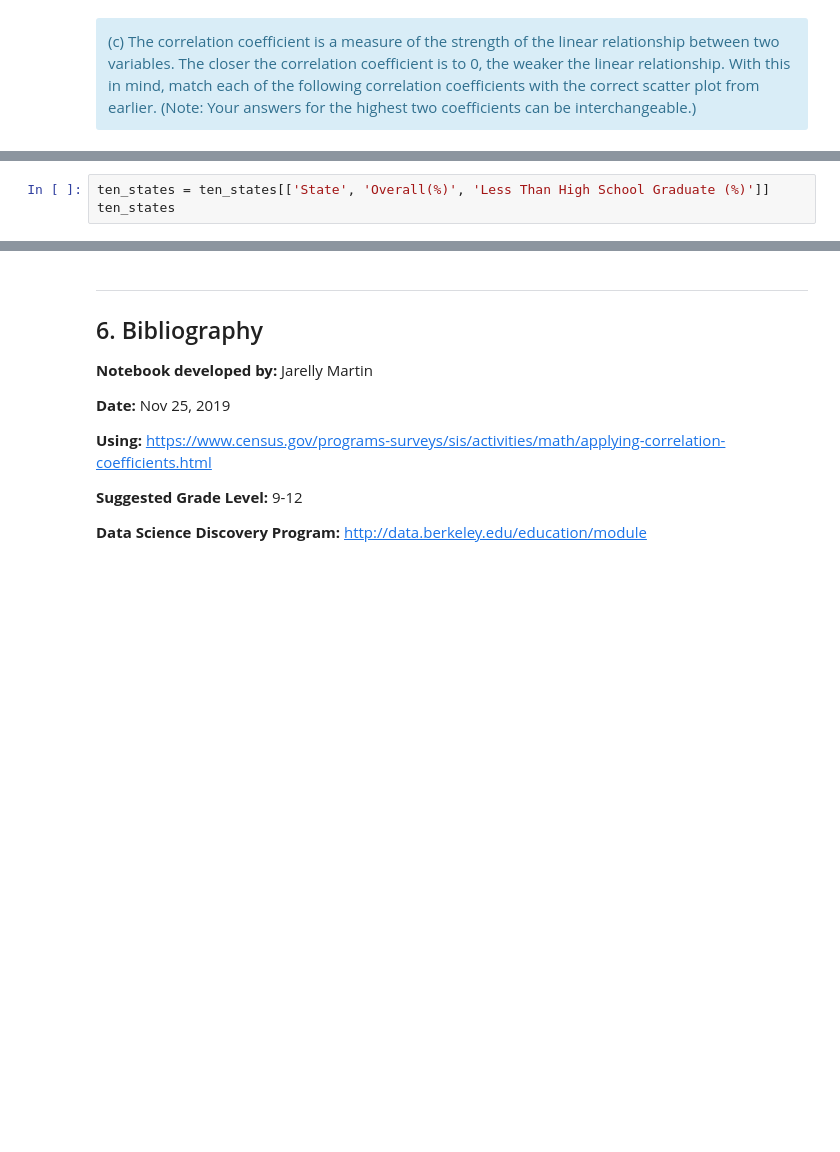
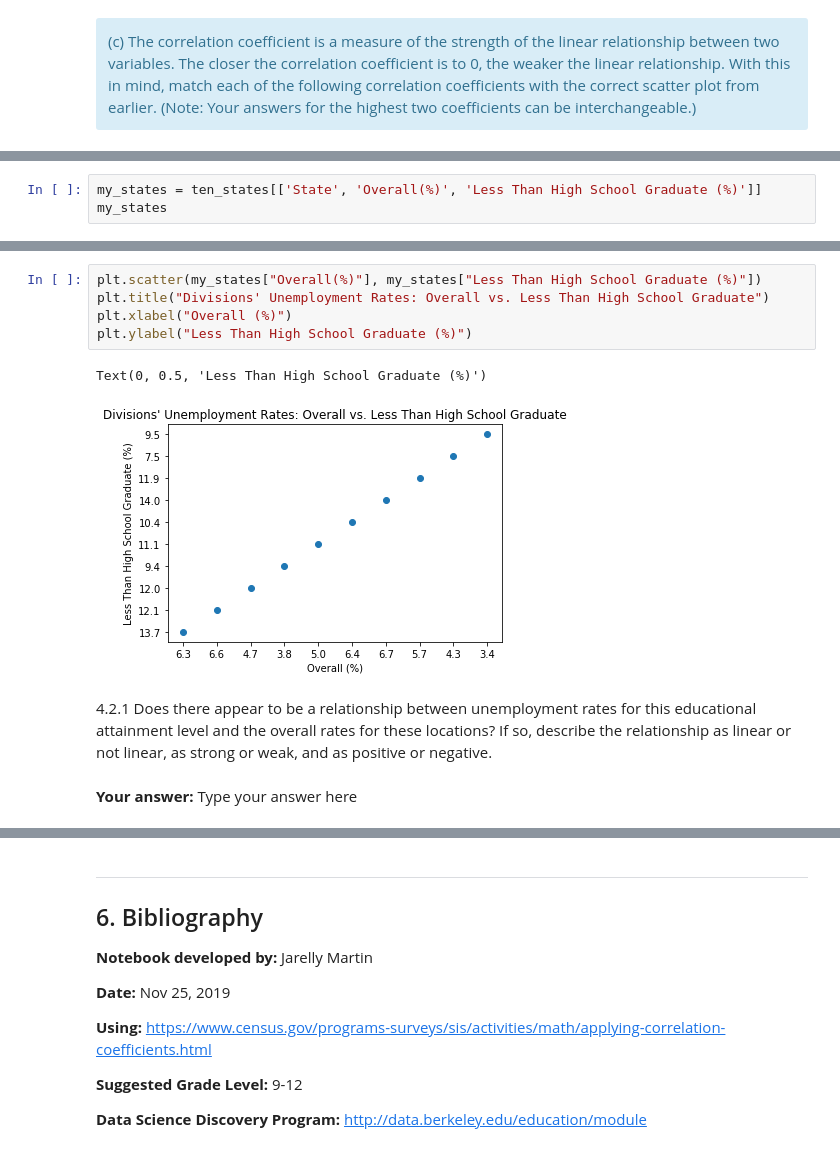
Before and after one commit to jarellymartin/census-notebooks, a Jupyter notebook: curriculum-notebooks/Applying Correlation Coefficients - Educational Attainment and Unemployment (V1).ipynb, the cells around one changed output, grey strips where cells are left out. Saved outputs shown, nothing was run; the diff lists cells and outputs as text; blank space fills up the shorter version.

```diff
--- a/curriculum-notebooks/Applying Correlation Coefficients - Educational Attainment and Unemployment (V1).ipynb
+++ b/curriculum-notebooks/Applying Correlation Coefficients - Educational Attainment and Unemployment (V1).ipynb
@@ -322,3 +582,0 @@ Now that you have selected your 10 states you now have to pick on the unemployme
-# %%
-ten_states = ten_states[['State', 'Overall(%)', 'Less Than High School Graduate (%)']]
-ten_states
@@ -397,0 +585,3 @@ set of states, regions, or divisions.
+# %%
+my_states = ten_states[['State', 'Overall(%)', 'Less Than High School Graduate (%)']]
+my_states
@@ -397,0 +600,15 @@ set of states, regions, or divisions.
+# %%
+plt.scatter(my_states["Overall(%)"], my_states["Less Than High School Graduate (%)"])
+plt.title("Divisions' Unemployment Rates: Overall vs. Less Than High School Graduate")
+plt.xlabel("Overall (%)")
+plt.ylabel("Less Than High School Graduate (%)")
+# %% [output]
+Text(0, 0.5, 'Less Than High School Graduate (%)')
+[figure, added]
+# %% [markdown]
+
+4.2.1 Does there appear to be a relationship between unemployment rates for this educational attainment
+level and the overall rates for these locations? If so, describe the relationship as linear or not linear, as
+strong or weak, and as positive or negative.
+# %% [markdown]
+**Your answer:** Type your answer here
```
Also changed, not shown: parts of 149 cells of this notebook, 2 other files.
